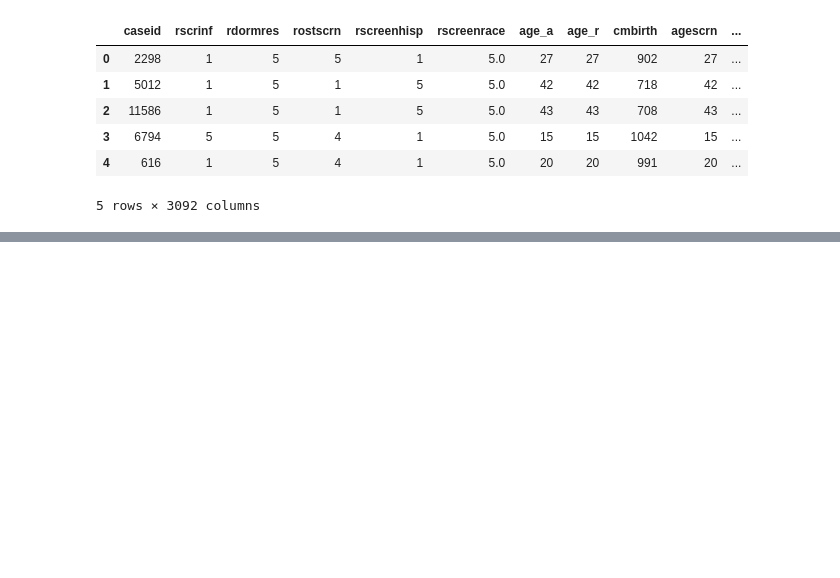
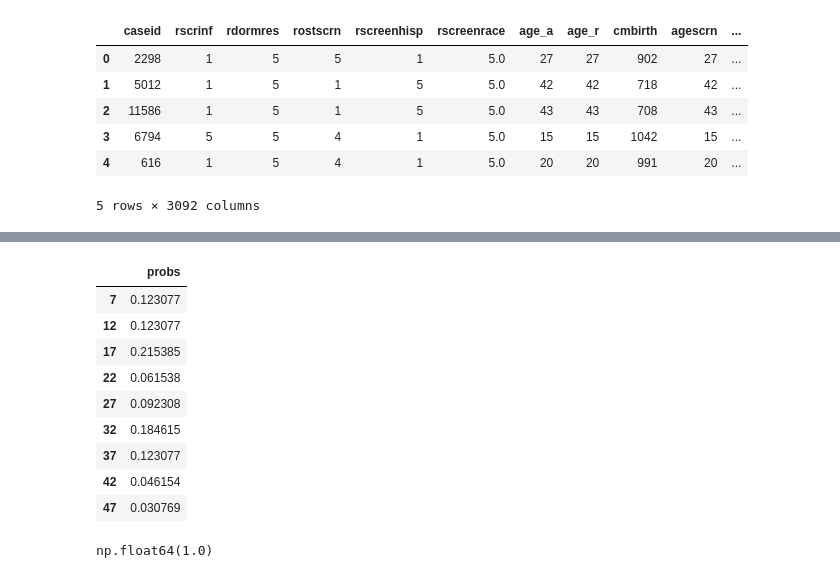
Before and after one commit to lochnes-007/EDA, a Jupyter notebook: nsfg.ipynb, the cells around one changed output, grey strips where cells are left out. Cells and saved outputs as stored; diff of their text form; code cells hidden in the pictures; blank space fills up the shorter version.

```diff
--- a/nsfg.ipynb
+++ b/nsfg.ipynb
@@ -460,0 +503,2 @@ resp.head()
+# %%
+sizes = ranges.left + 2
@@ -460,0 +511,13 @@ resp.head()
+# %%
+actual_pmf
+# %% [output]
+|  | probs |
+| 7 | 0.123077 |
+| 12 | 0.123077 |
+| 17 | 0.215385 |
+| 22 | 0.061538 |
+| 27 | 0.092308 |
+| 32 | 0.184615 |
+| 37 | 0.123077 |
+| 42 | 0.046154 |
+| 47 | 0.030769 |
@@ -460,0 +534,4 @@ resp.head()
+# %%
+observed_pmf.normalize()
+# %% [output]
+np.float64(1.0)
```
Also changed, not shown: parts of 20 cells of this notebook.
